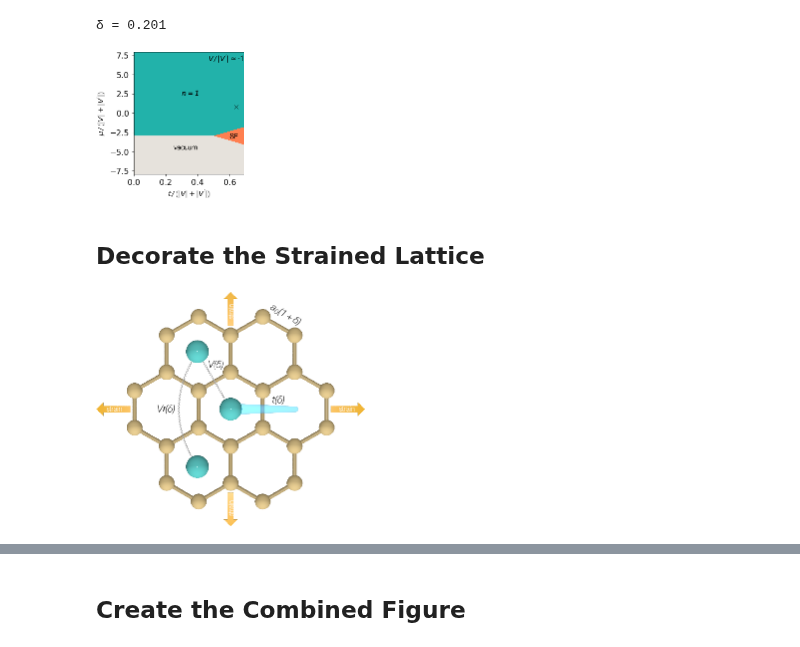
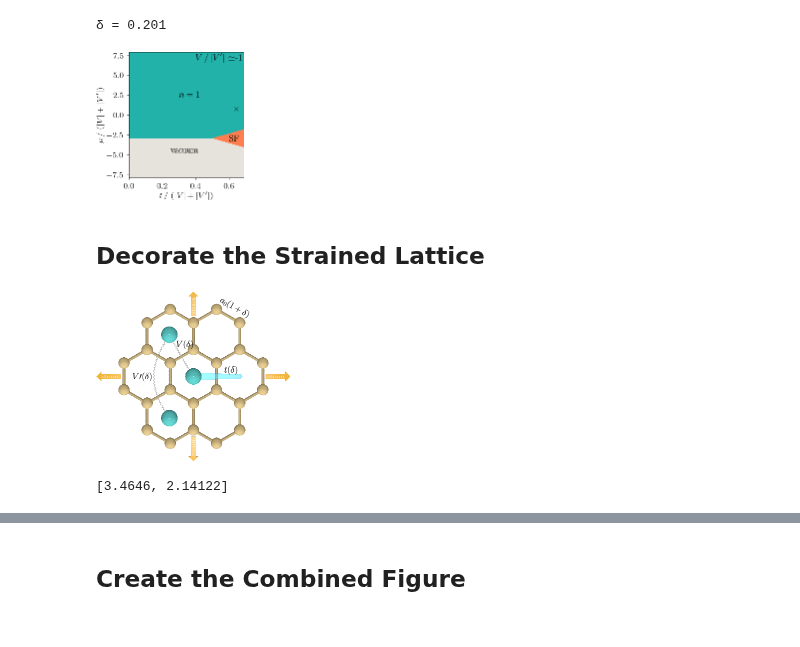
Before and after one commit to DelMaestroGroup/papers-code-Superfluid4HeStrainGraphene, a Jupyter notebook: src/MeanField_python-2022.ipynb, the cells around one changed output, grey strips where cells are left out. Saved outputs shown, nothing was run; the diff lists cells and outputs as text; code cells hidden in the pictures.

```diff
--- a/src/MeanField_python-2022.ipynb
+++ b/src/MeanField_python-2022.ipynb
@@ -378,10 +376,10 @@ data_pd_revised30 = substitutor(data_pd['a=30'], ss_data30_set)
 data_pd_revised1 = substitutor(data_pd['a=1'], ss_data1_set)
 # %%
 plt.style.reload_library()
-with plt.style.context(plot_style['sans']):
+with plt.style.context(plot_style['aps']):
 
     fig,ax = plt.subplots(1,1,figsize=(figsize[1],figsize[1]),constrained_layout=True)
-    dgutils.fonts.set_custom_font(font_path)
+#     dgutils.fonts.set_custom_font(font_path)
 
     labels=['vacuum','SF',r'$n=1/3$',r'$n=2/3$',r'$n=1$','SS']
     label_loc = [[0.2,-5],[0.45,2.5],[0.075,1.1],[0.075,4.3],[0.075,7.25],[0.18,2.7]]
@@ -420,9 +410,9 @@ print(f'δ = {δ[idx]:.3f}')
 # %%
 plt.style.reload_library()
-with plt.style.context(plot_style['sans']):
+with plt.style.context(plot_style['aps']):
 
     fig,ax = plt.subplots(1,1,figsize=(figsize[1],figsize[1]),constrained_layout=True)
-    dgutils.fonts.set_custom_font(font_path)
+#     dgutils.fonts.set_custom_font(font_path)
 
     labels=['vacuum','SF',r'$n=1/3$',r'$n=2/3$',r'$n=1$','SS']
     label_loc = [[0.2,-4.0],[0.45,0],[0.075,-0.8],[0.075,0.8],[0.075,5],[0.325,-0.1]]
@@ -446,10 +436,10 @@ print(f'δ = {δ[idx]:.3f}')
 δ = 0.201
 # %%
 plt.style.reload_library()
-with plt.style.context(plot_style['sans']):
+with plt.style.context(plot_style['aps']):
 
     fig,ax = plt.subplots(1,1,figsize=(figsize[1],figsize[1]),constrained_layout=True)
-    dgutils.fonts.set_custom_font(font_path)
+#     dgutils.fonts.set_custom_font(font_path)
 
     labels=['vacuum','SF',r'$n=1$']
     label_loc = [[0.25,-4.5],[0.6,-3.05],[0.3,2.5]]
@@ -462,7 +452,7 @@ with plt.style.context(plot_style['sans']):
 
 #    fig.savefig(f'../figures/MFpd_delta_{cδ:4.2f}.pdf')
 # %% [output]
-[figure, old version]
+[figure, new version]
 # %% [markdown]
 ## Decorate the Strained Lattice
 # %%
@@ -490,7 +480,7 @@ def decorate_graphene(ax):
     vec,length = get_unit_vec(start,end)
     V = np.array(dgutils.pypov.generate_linear_path(start + 0.2*length*vec, end - 0.15*length*vec,200))
     Vtext = start + 0.66*vec*length
-    Vtext[0] += 0.25
+    Vtext[0] += 0.4
     Vtext[1] += 0.3
 
     # V' interaction
@@ -499,7 +489,7 @@ def decorate_graphene(ax):
     vec1,length1 = get_unit_vec(start,mid)
     vec2,length2 = get_unit_vec(mid,end)
     Vptext = mid
-    Vptext[0] += 0.6
+    Vptext[0] += 0.4
 
     t_points = np.linspace(0, 1, 1000)
     points = np.array([start + 0.15*length1*vec1,mid,end - 0.15*length2*vec2])
@@ -512,20 +502,20 @@ def decorate_graphene(ax):
         ax.plot(curve[:,0],curve[:,1], lw=0.5, color=grey)
 
     # Add some text labels
-    dgutils.fonts.set_custom_font(font_path)
+#     dgutils.fonts.set_custom_font(font_path)
     path_eff = [path_effects.withSimplePatchShadow(offset=(0.1, -0.1), shadow_rgbFace='k', alpha=1.0)]
 
     ax.text(*Vtext,r'$V(\delta)$',ha='center',va='center', color=dgrey,
             path_effects=path_eff)
     ax.text(*Vptext,r'$V\prime(\delta)$',ha='center',va='center', color=dgrey,
             path_effects=path_eff)
-    ax.text(1.5*a[0,0],0.35,r'$t(\delta)$',ha='center',va='center', color=dgrey,
+    ax.text(1.5*a[0,0]+0.2,0.35,r'$t(\delta)$',ha='center',va='center', color=dgrey,
             path_effects=path_eff)
-    ax.text(2.12,1.7*a[1,0],r'$a_0(1+\delta)$',ha='center',va='center', color=dgrey,
+    ax.text(2.3,1.7*a[1,0],r'$a_0(1+\delta)$',ha='center',va='center', color=dgrey,
             path_effects=path_eff, rotation=-30)
 
-    ax.text(4.15,0.01,'strain',va='center',color='white',fontsize=5)
-    ax.text(-4.15,0.01,'strain',ha='right',va='center',color='white',fontsize=5)
+    ax.text(3.95,0.01,'strain',va='center',color='white',fontsize=5)
+    ax.text(-3.95,0.01,'strain',ha='right',va='center',color='white',fontsize=5)
 
     ax.text(-0.09,3.8,'strain',va='center',color='white',rotation=90,fontsize=5)
     ax.text(-0.09,-3.75,'strain',va='center',ha='left',color='white',rotation=90,fontsize=5)
@@ -538,12 +528,16 @@ def decorate_graphene(ax):
     return ax
 # %%
 plt.style.reload_library()
-with plt.style.context(plot_style['sans']):
+with plt.style.context(plot_style['aps']):
     fig,ax = plt.subplots(figsize=((4/5)*figsize[0],(4/5)*figsize[0]),constrained_layout=True)
-    dgutils.fonts.set_custom_font(font_path)
+#     dgutils.fonts.set_custom_font(font_path)
 
     ax = decorate_graphene(ax)
 
     fig.savefig('../figures/biaxial_strain.pdf')
 # %% [output]
-[figure, old version]
+[figure, new version]
+# %%
+figsize
+# %% [output]
+[3.4646, 2.14122]
```
Also changed, not shown: parts of 7 cells of this notebook, 3 other files.
